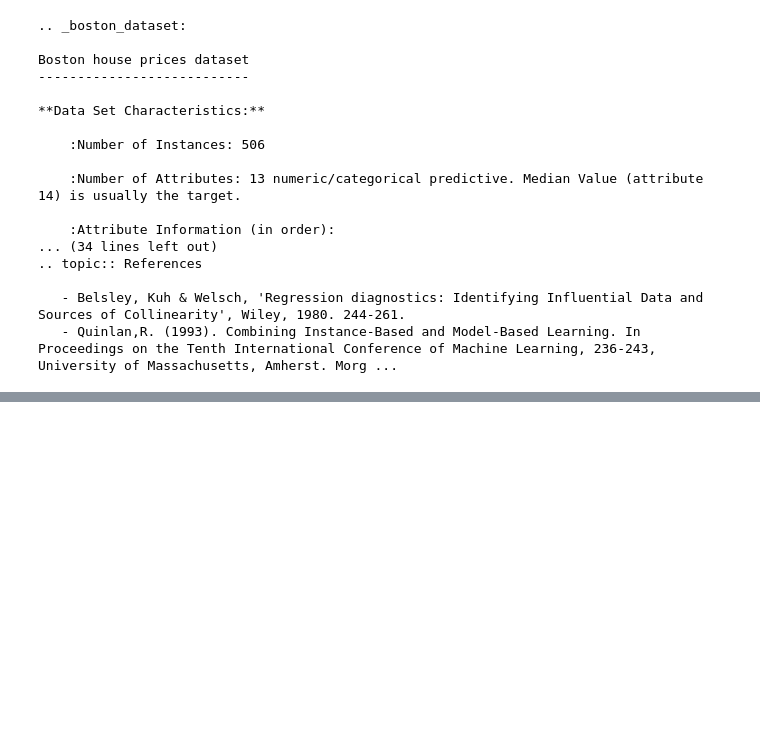
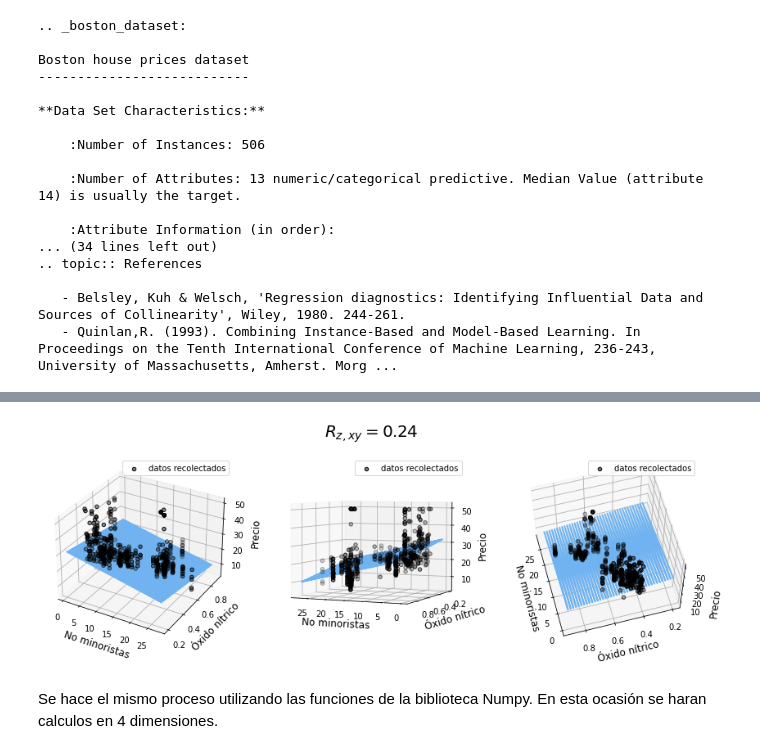
Before and after one commit to Luisxxx0/cosillas-ia, a Jupyter notebook: regresion_lineal.ipynb, the cells around one changed output, grey strips where cells are left out. Drawn from its saved outputs; the diff is of its cells as text; code cells hidden in the pictures; blank space fills up the shorter version.

Commit message:
se profundiza en la regresión lineal

```diff
--- a/regresion_lineal.ipynb
+++ b/regresion_lineal.ipynb
@@ -43,0 +182,77 @@ plt.show()
+# %%
+# traer todas las filas de la columna de zonas comerciales no minoristas por localidad y concentración de óxido nítrico
+init_X = np.array([boston.data[:, 2], boston.data[:, 4]])
+Y = np.array(boston.target)
+
+x = init_X[0]
+y = init_X[1]
+z = Y
+
+### Preparando los datos del modelo para su visualización ###
+
+# rango de valores de las zonas comerciales no minoristas (se escoge 40 para ver una grafica mas densa de lineas)
+x_range = np.linspace(np.amin(x), np.amax(x), 40)
+# rango de valores del óxido nítrico
+y_range = np.linspace(0.2, 0.9, 40)
+# area de puntos donde se harán las predicciones
+x_pred, y_pred = np.meshgrid(x_range, y_range)
+model_vizu = np.array([np.ones(x_pred.flatten().size), x_pred.flatten(), y_pred.flatten()]).T
+
+X = np.insert(init_X, 0, np.ones(init_X[0].size), axis=0).T
+
+B = np.linalg.inv(X.T @ X) @ X.T @ Y
+
+# la primera posición corresponde al termino independiente (b) y el resto de posición a las pendientes de las variables
+# independientes (m)
+print(B)
+
+predicted = model_vizu @ B
+
+# predicción: para 5.2 de proporción de zonas comerciales y 0.411 de acumulación de óxido nítrico
+print([1, 5.2, 0.411] @ B)
+
+### hallando la correlación ###
+
+c = np.empty(len(init_X))
+for i, ind_variable in enumerate(init_X):
+    c[i] = (np.cov(ind_variable, Y) / (np.std(ind_variable) * np.std(Y)))[0][1]
+
+r_xx = np.zeros([len(init_X), len(init_X)])
+for i, column_value in enumerate(init_X):
+    for j, row_value in enumerate(init_X):
+        if r_xx[i][j] == 0:
+            result = (np.cov(column_value, row_value) / (np.std(column_value) * np.std(row_value)))[0][1]
+            r_xx[i][j] = result
+            r_xx[j][i] = result
+
+for i, ele in enumerate(init_X):
+    r_xx[i][i] = 1
+r_zxy = c @ np.linalg.inv(r_xx) @ c.T
+
+print(r_zxy)
+
+### graficando ###
+
+fig = plt.figure(figsize=(12, 4))
+
+ax1 = fig.add_subplot(131, projection='3d')
+ax2 = fig.add_subplot(132, projection='3d')
+ax3 = fig.add_subplot(133, projection='3d')
+
+axes = [ax1, ax2, ax3]
+
+for ax in axes:
+    ax.scatter(x, y, z, facecolor=(0, 0, 0, 0.5), s=20, edgecolor='k', label = 'datos recolectados')
+    ax.plot(x_pred.flatten(), y_pred.flatten(), predicted, color='#70b3f0', linewidth=2)
+    ax.set_xlabel('No minoristas', fontsize=12)
+    ax.set_ylabel('Óxido nítrico', fontsize=12)
+    ax.set_zlabel('Precio', fontsize=12)
+    ax.legend()
+
+ax2.view_init(elev=4, azim=114)
+ax3.view_init(elev=60, azim=165)
+
+fig.suptitle('$R_{z,xy} = %.2f$' % r_zxy, fontsize=20)
+
+fig.tight_layout()
+# %% [output]
@@ -43,0 +262,3 @@ plt.show()
+[figure, added]
+# %% [markdown]
+Se hace el mismo proceso utilizando las funciones de la biblioteca Numpy. En esta ocasión se haran calculos en 4 dimensiones.
```
Also changed, not shown: parts of 12 cells of this notebook, 2 other files.
